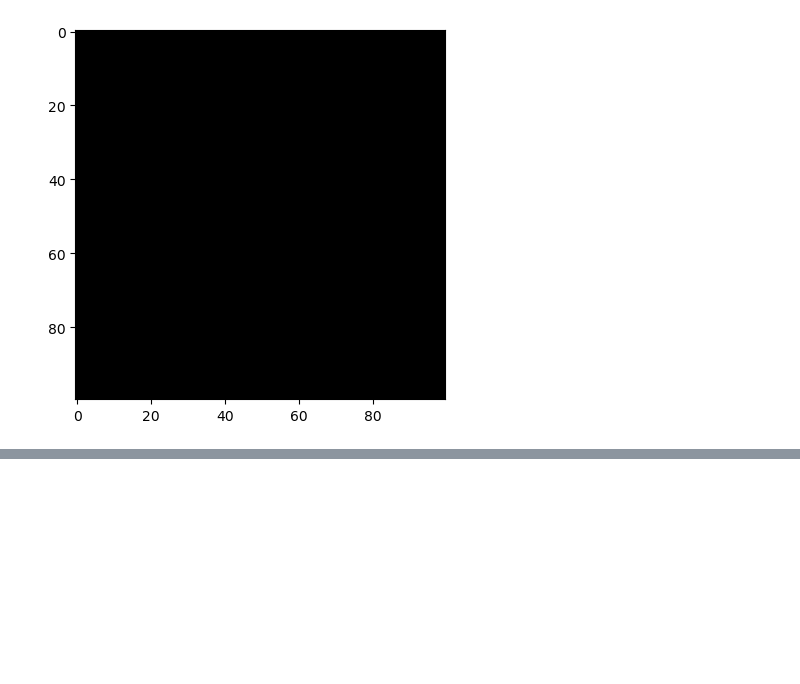
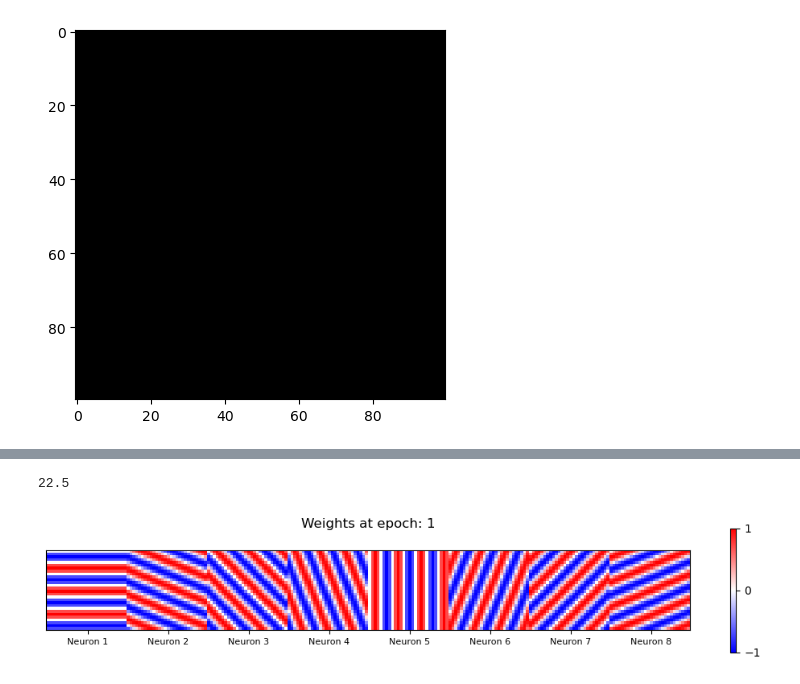
Before and after one commit to juelha/BCM_LearningRule, a Jupyter notebook: gratings.ipynb, the cells around one changed output, grey strips where cells are left out. Saved outputs shown, nothing was run; the diff lists cells and outputs as text; code cells hidden in the pictures; blank space fills up the shorter version.

```diff
--- a/gratings.ipynb
+++ b/gratings.ipynb
@@ -66,3 +66,14 @@ for ori in orientations:
+# %%
+180/8
+# %% [output]
+22.5
+# %%
+from utils import draw_weights
+data_set = np.array(data_set)
+data_set.shape
+draw_weights(data_set, epoch=0)
+# %% [output]
+[figure, added]
 # %%
 data_set = np.array(data_set)
 data_set.shape
```
Also changed, not shown: parts of 5 cells of this notebook, 38 other files.
